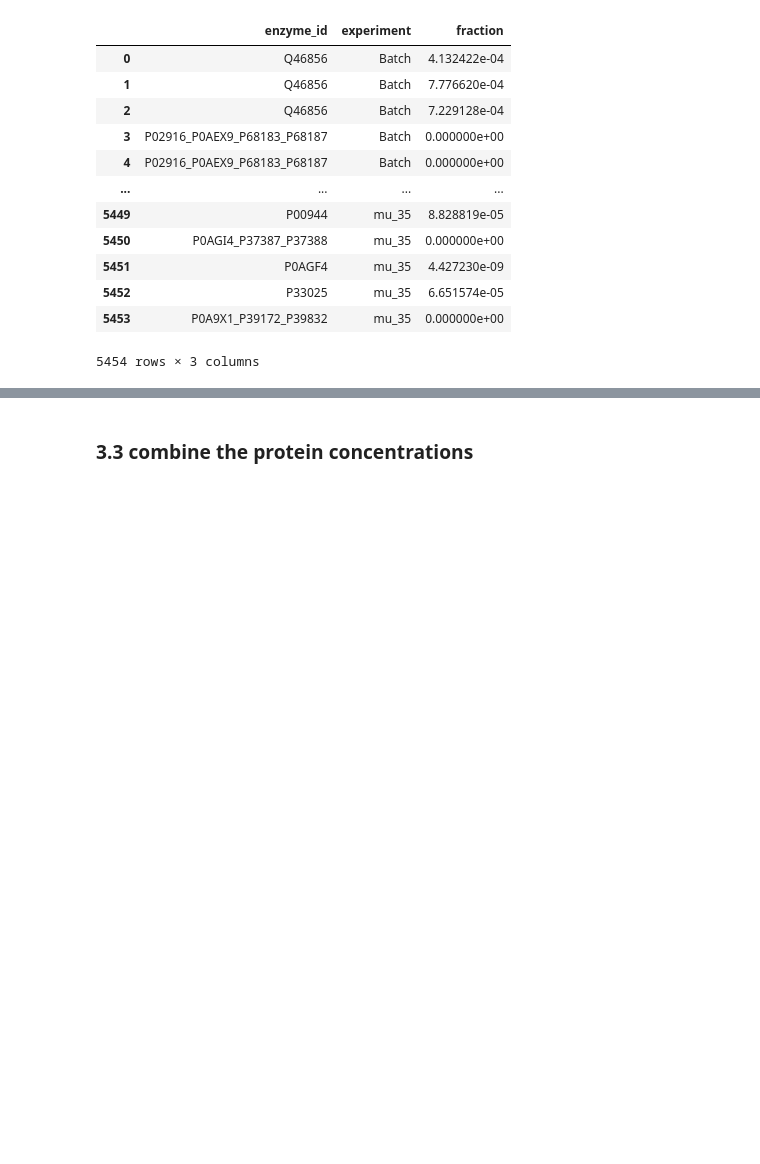
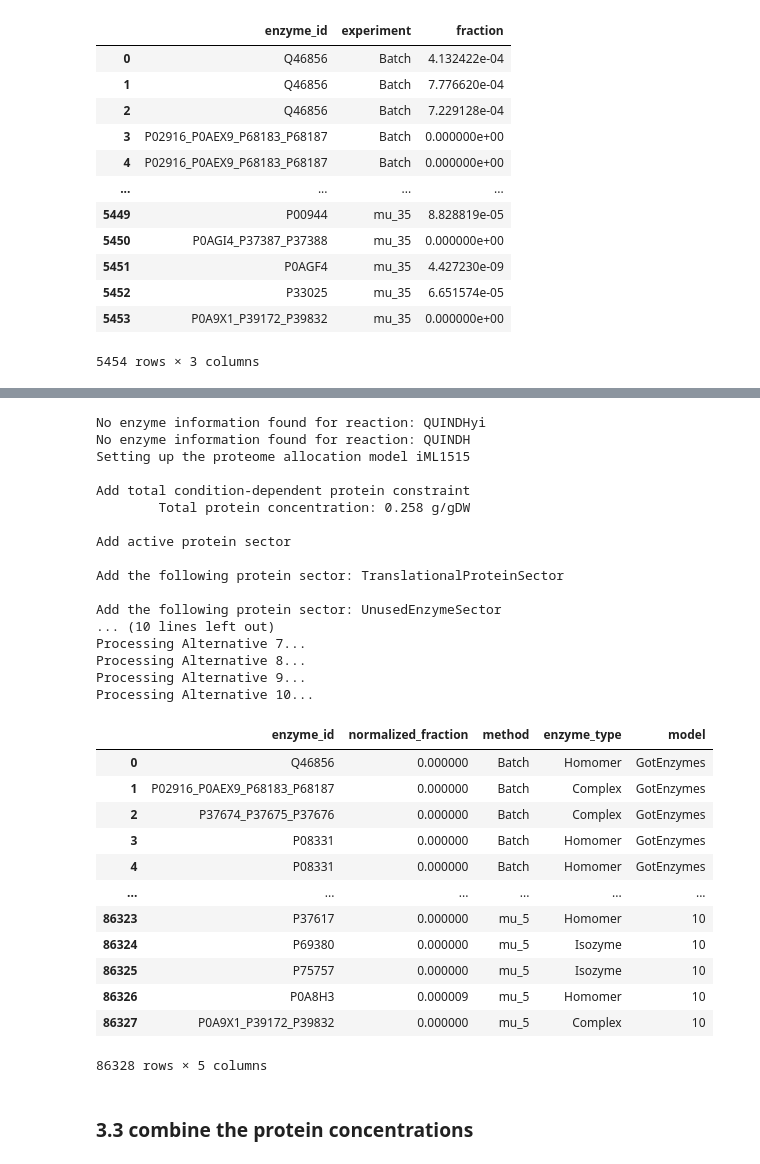
Before and after one commit to iAMB-RWTH-Aachen/PAMparametrizer, a Jupyter notebook: Scripts/i3_analysis/pam_parametrizer_validate_proteomics.ipynb, the cells around one changed output, grey strips where cells are left out. Cells and saved outputs as stored; diff of their text form; code cells hidden in the pictures; blank space fills up the shorter version.

```diff
--- a/Scripts/i3_analysis/pam_parametrizer_validate_proteomics.ipynb
+++ b/Scripts/i3_analysis/pam_parametrizer_validate_proteomics.ipynb
@@ -427,3 +374,54 @@ Done with setting up the proteome allocation model iML1515
+# %%
+# Store results in a list
+prot_predicted_long_list = []
+
+pamodel = set_up_pam(ORI_PAM_KCAT_FILE, ECOLI_MODEL_FILE_PATH, sensitivity=False)
+
+for model_name, protein_df in proteomics_results.items():
+    print(f"Processing {model_name}...")
+    protein_df = normalize_simulated_protein_concentrations(protein_df,
+                                                            enzyme_db,
+                                                            pamodel.sectors.get_by_id('UnusedEnzymeSector'))
+
+    # Store data for merging later
+    protein_df['model'] = model_name.split(" ")[-1]
+    prot_predicted_long_list.append(protein_df)
+
+# Merge all at once
+prot_predicted_long = pd.concat(prot_predicted_long_list, ignore_index=True)
+
+prot_predicted_long
+# %% [output]
+No enzyme information found for reaction: QUINDHyi
+No enzyme information found for reaction: QUINDH
+Setting up the proteome allocation model iML1515
+
+Add total condition-dependent protein constraint
+        Total protein concentration: 0.258 g/gDW
+
+Add active protein sector
+
+Add the following protein sector: TranslationalProteinSector
+
+Add the following protein sector: UnusedEnzymeSector
+... (10 lines left out)
+Processing Alternative 7...
+Processing Alternative 8...
+Processing Alternative 9...
+Processing Alternative 10...
+|  | enzyme_id | normalized_fraction | method | enzyme_type | model |
+| 0 | Q46856 | 0.000000 | Batch | Homomer | GotEnzymes |
+| 1 | P02916_P0AEX9_P68183_P68187 | 0.000000 | Batch | Complex | GotEnzymes |
+| 2 | P37674_P37675_P37676 | 0.000000 | Batch | Complex | GotEnzymes |
+| 3 | P08331 | 0.000000 | Batch | Homomer | GotEnzymes |
+| 4 | P08331 | 0.000000 | Batch | Homomer | GotEnzymes |
+| ... | ... | ... | ... | ... | ... |
+| 86323 | P37617 | 0.000000 | mu_5 | Homomer | 10 |
+| 86324 | P69380 | 0.000000 | mu_5 | Isozyme | 10 |
+| 86325 | P75757 | 0.000000 | mu_5 | Isozyme | 10 |
+| 86326 | P0A8H3 | 0.000009 | mu_5 | Homomer | 10 |
+| 86327 | P0A9X1_P39172_P39832 | 0.000000 | mu_5 | Complex | 10 |
+86328 rows × 5 columns
 # %% [markdown]
 ### 3.3 combine the protein concentrations
 # %%
```
Also changed, not shown: parts of 12 cells of this notebook, 1 other file.
